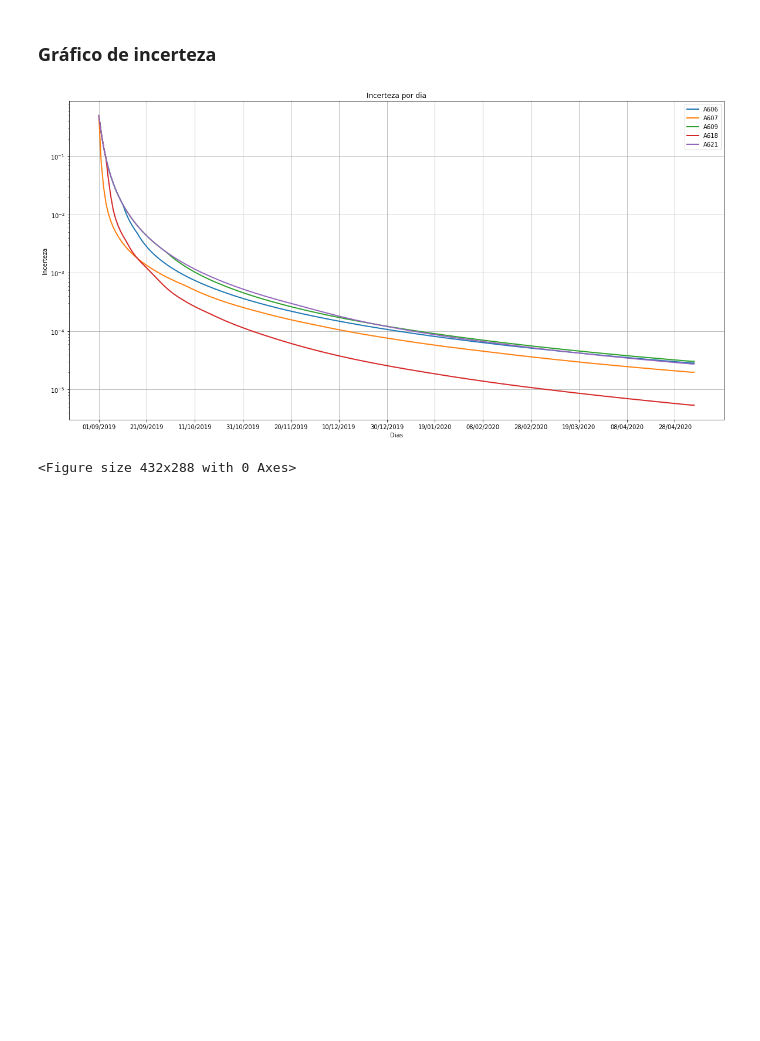
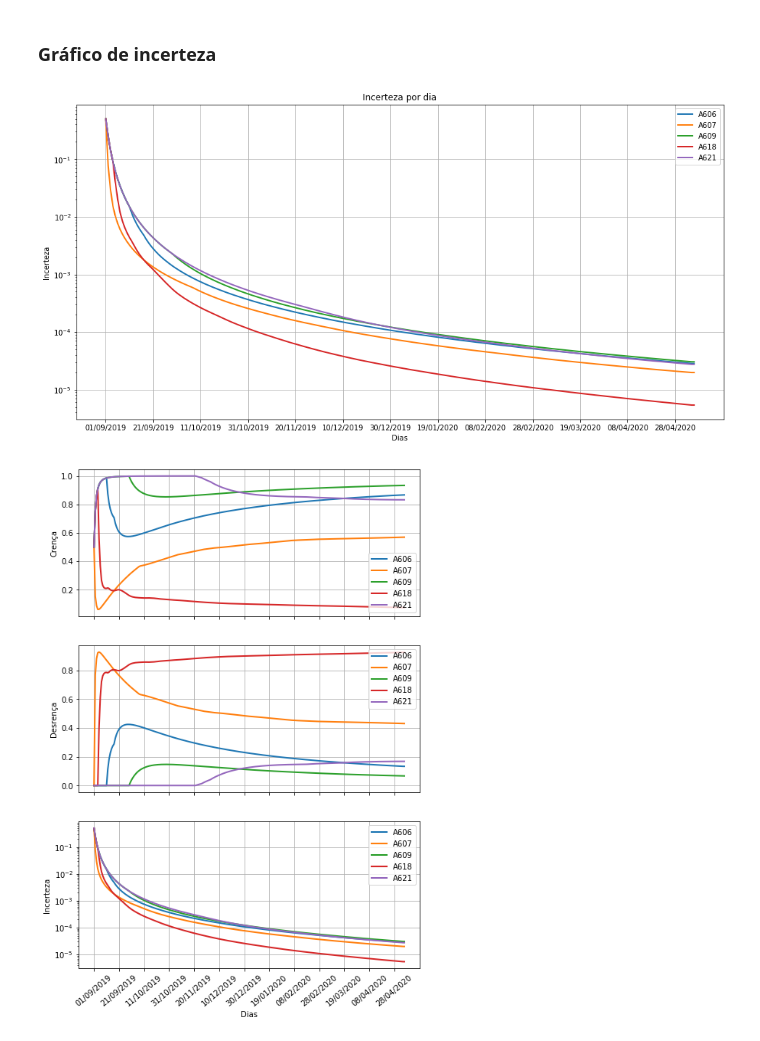
Before and after one commit to asalunai/IoT-trabalho, a Jupyter notebook: graficos.ipynb, the cells around one changed output. Saved outputs shown, nothing was run; the diff lists cells and outputs as text; code cells hidden in the pictures; blank space fills up the shorter version.

Commit message:
Gradico de opiniao. Ajustes menores

```diff
--- a/graficos.ipynb
+++ b/graficos.ipynb
@@ -210,7 +218,7 @@ plt.savefig("dados_csv/exp1_descrenca.pdf")
 df = pd.read_csv("./dados_csv/incerteza.csv", names=labels)
 #x = tuple(range(0, len(df.A606)))
 
-_, ax = plt.subplots(figsize=(20,10))
+_, ax = plt.subplots(figsize=(16,8))
 
 for label in labels:
     plt.plot(x, df[label], label=label, linewidth=2)
@@ -233,8 +241,48 @@ ax.grid(True)
 
 ax.set_xticks(np.arange(0, 250, 20))
 
+#plt.savefig("dados_csv/exp1_incerteza.pdf")
 plt.show()
-plt.savefig("dados_csv/exp1_incerteza.pdf")
 # %% [output]
-[figure, old version]
+[figure, new version]
-<Figure size 432x288 with 0 Axes>
+# %%
+df_c = pd.read_csv("./dados_csv/crenca.csv", names=labels)
+df_d = pd.read_csv("./dados_csv/descrenca.csv", names=labels)
+df_u = pd.read_csv("./dados_csv/incerteza.csv", names=labels)
+
+_, ax = plt.subplots(3, 1, figsize=(8,12))
+
+for label in labels:
+    ax[0].plot(x, df_c[label], label=label, linewidth=2)
+
+    ax[1].plot(x, df_d[label], label=label, linewidth=2)
+
+    ax[2].plot(x, df_u[label], label=label, linewidth=2)
+    plt.xticks(rotation=40)
+    plt.yscale("log")
+
+ax[2].set_xlabel("Dias")
+
+ax[0].set_ylabel("Crença")
+ax[1].set_ylabel("Desrença")
+ax[2].set_ylabel("Incerteza")
+
+ax[0].legend(loc="lower right")
+ax[1].legend(loc="upper right")
+ax[2].legend(loc="upper right")
+
+ax[0].grid(True)
+ax[1].grid(True)
+ax[2].grid(True)
+
+ax[0].set_xticks(np.arange(0, 250, 20))
+ax[0].xaxis.set_ticklabels([])
+ax[1].set_xticks(np.arange(0, 250, 20))
+ax[1].xaxis.set_ticklabels([])
+ax[2].set_xticks(np.arange(0, 250, 20))
+
+
+plt.savefig("dados_csv/exp1_opiniao.pdf")
+#plt.show()
+# %% [output]
+[figure, added]
```
Also changed, not shown: parts of 4 cells of this notebook.
